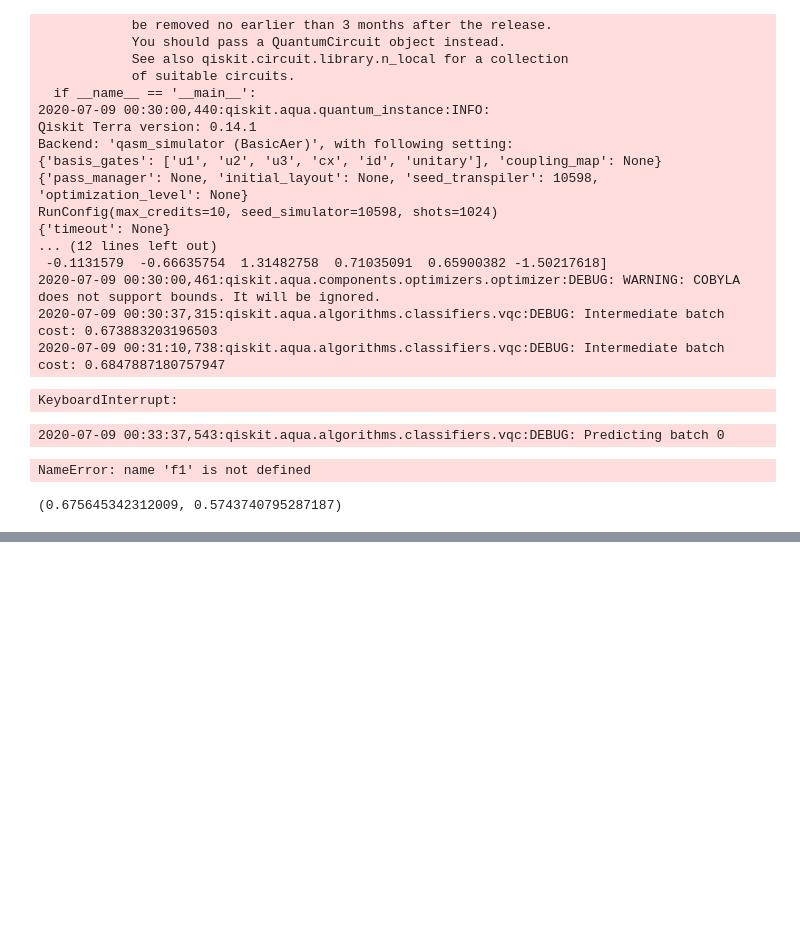
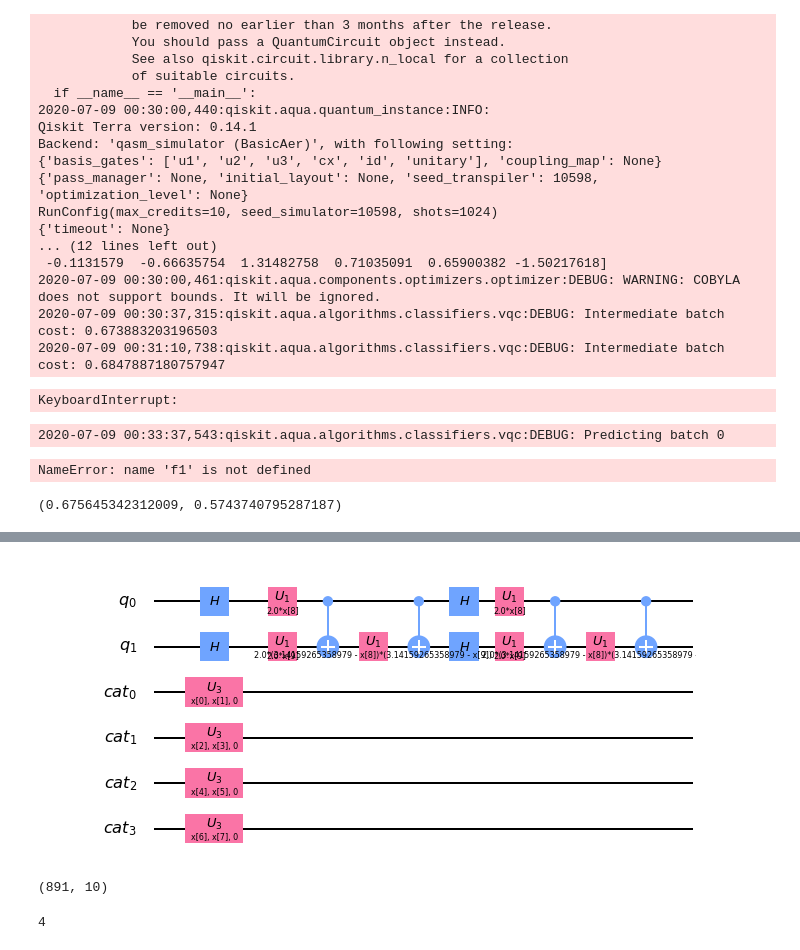
Before and after one commit to Coldog2333/qc_group_project, a Jupyter notebook: Titanic_VQC.ipynb, the cells around one changed output, grey strips where cells are left out. Saved outputs shown, nothing was run; the diff lists cells and outputs as text; code cells hidden in the pictures; blank space fills up the shorter version.

```diff
--- a/Titanic_VQC.ipynb
+++ b/Titanic_VQC.ipynb
@@ -277,0 +447,5 @@ np.mean(prediction == y_train), f1_score(prediction, y_train)
+# %%
+feature_map_all = feature_map.combine(feature_map_cat)
+feature_map_all.draw('mpl')
+# %% [output]
+[figure, added]
@@ -277,0 +459,8 @@ np.mean(prediction == y_train), f1_score(prediction, y_train)
+# %%
+data_train.shape
+# %% [output]
+(891, 10)
+# %%
+num_qubit
+# %% [output]
+4
```
Also changed, not shown: parts of 22 cells of this notebook, 4 other files.
